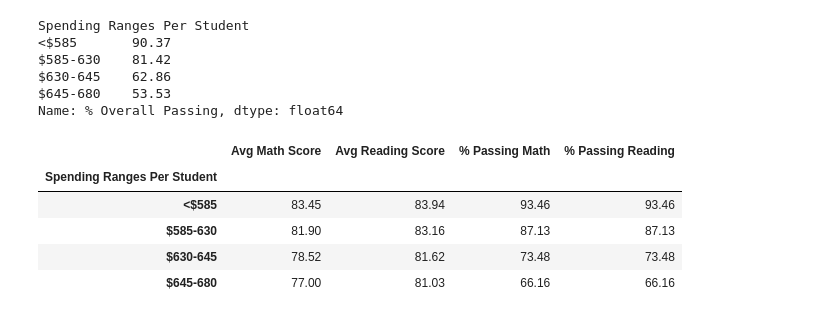
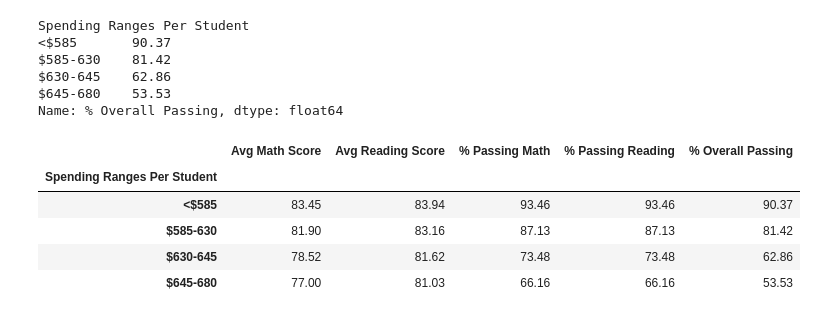
Before and after one commit to rromang/pandas-analysis, a Jupyter notebook: PyCitySchools/pycityschools.ipynb, the cells around one changed output. Cells and saved outputs as stored; diff of their text form; code cells hidden in the pictures.

```diff
--- a/PyCitySchools/pycityschools.ipynb
+++ b/PyCitySchools/pycityschools.ipynb
@@ -1046,13 +1037,14 @@ Name: % Overall Passing, dtype: float64
 # %%
 scores_by_spending = pd.DataFrame(spending_math_binned)
 scores_by_spending['Avg Reading Score'] = spending_reading_binned
 scores_by_spending['% Passing Math'] = spending_percmath_binned
 scores_by_spending['% Passing Reading'] = spending_percmath_binned
+scores_by_spending['% Overall Passing'] = spending_percall_binned
 scores_by_spending
 # %% [output]
-|  | Avg Math Score | Avg Reading Score | % Passing Math | % Passing Reading |
-| Spending Ranges Per Student |  |  |  |  |
-| <$585 | 83.45 | 83.94 | 93.46 | 93.46 |
-| $585-630 | 81.90 | 83.16 | 87.13 | 87.13 |
-| $630-645 | 78.52 | 81.62 | 73.48 | 73.48 |
-| $645-680 | 77.00 | 81.03 | 66.16 | 66.16 |
+|  | Avg Math Score | Avg Reading Score | % Passing Math | % Passing Reading | % Overall Passing |
+| Spending Ranges Per Student |  |  |  |  |  |
+| <$585 | 83.45 | 83.94 | 93.46 | 93.46 | 90.37 |
+| $585-630 | 81.90 | 83.16 | 87.13 | 87.13 | 81.42 |
+| $630-645 | 78.52 | 81.62 | 73.48 | 73.48 | 62.86 |
+| $645-680 | 77.00 | 81.03 | 66.16 | 66.16 | 53.53 |
```
Also changed, not shown: parts of 26 cells of this notebook.
